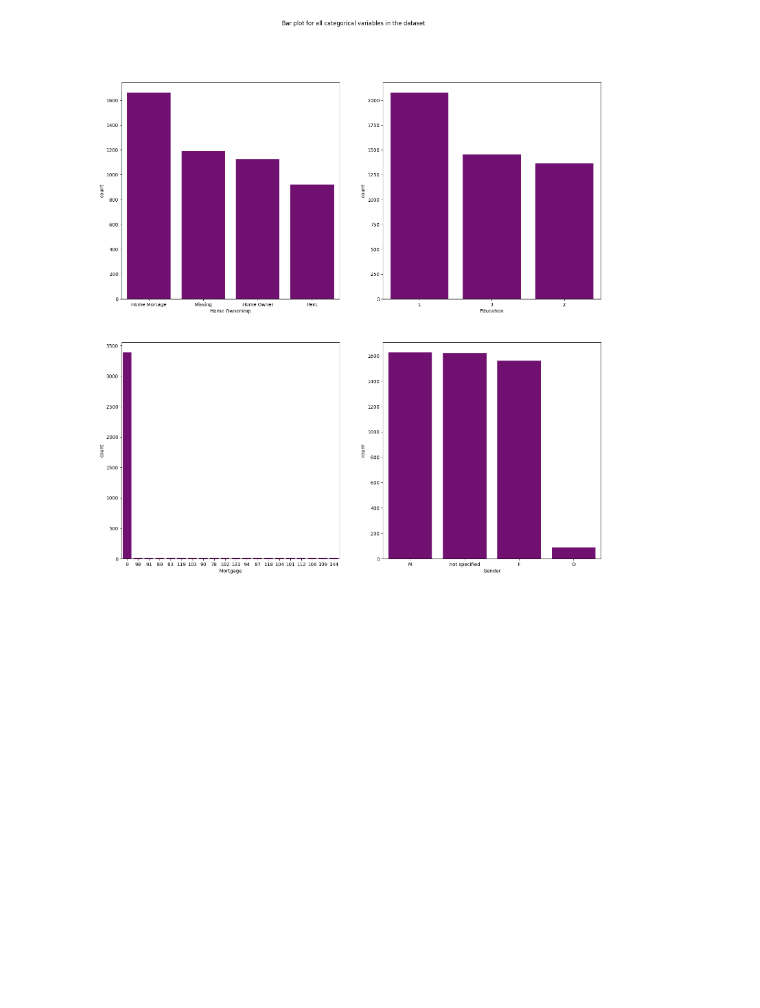
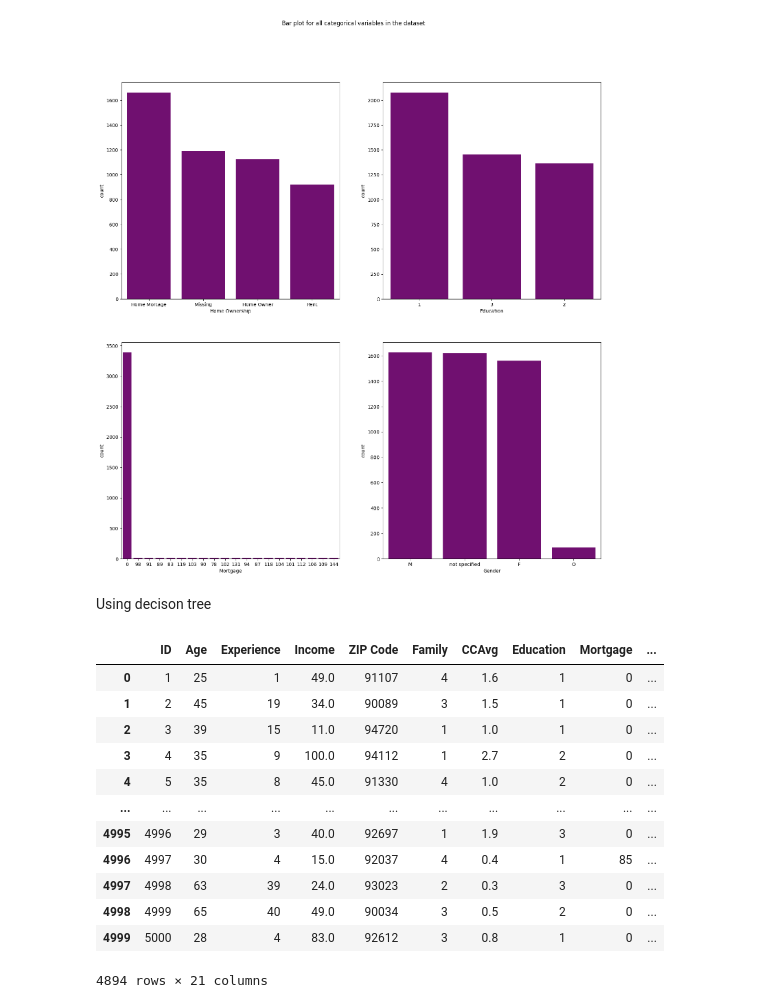
Before and after one commit to Angel-dash/Leaf, a Jupyter notebook: treeleaf.ipynb, the cells around one changed output. Saved outputs shown, nothing was run; the diff lists cells and outputs as text; code cells hidden in the pictures; blank space fills up the shorter version.

Commit message:
Using DTC

```diff
--- a/treeleaf.ipynb
+++ b/treeleaf.ipynb
@@ -310,3 +312,5 @@ sns.countplot(ax = axes[1, 1], x = 'Gender', data = df, color = 'purple',
 plt.show()
 # %% [output]
 [figure]
+# %% [markdown]
+Using decison tree
@@ -312,0 +322,17 @@ plt.show()
+# %%
+X = df_encoded.drop('Personal Loan', axis=1)
+X
+# %% [output]
+|  | ID | Age | Experience | Income | ZIP Code | Family | CCAvg | Education | Mortgage | ... |
+| 0 | 1 | 25 | 1 | 49.0 | 91107 | 4 | 1.6 | 1 | 0 | ... |
+| 1 | 2 | 45 | 19 | 34.0 | 90089 | 3 | 1.5 | 1 | 0 | ... |
+| 2 | 3 | 39 | 15 | 11.0 | 94720 | 1 | 1.0 | 1 | 0 | ... |
+| 3 | 4 | 35 | 9 | 100.0 | 94112 | 1 | 2.7 | 2 | 0 | ... |
+| 4 | 5 | 35 | 8 | 45.0 | 91330 | 4 | 1.0 | 2 | 0 | ... |
+| ... | ... | ... | ... | ... | ... | ... | ... | ... | ... | ... |
+| 4995 | 4996 | 29 | 3 | 40.0 | 92697 | 1 | 1.9 | 3 | 0 | ... |
+| 4996 | 4997 | 30 | 4 | 15.0 | 92037 | 4 | 0.4 | 1 | 85 | ... |
+| 4997 | 4998 | 63 | 39 | 24.0 | 93023 | 2 | 0.3 | 3 | 0 | ... |
+| 4998 | 4999 | 65 | 40 | 49.0 | 90034 | 3 | 0.5 | 2 | 0 | ... |
+| 4999 | 5000 | 28 | 4 | 83.0 | 92612 | 3 | 0.8 | 1 | 0 | ... |
+4894 rows × 21 columns
```
Also changed, not shown: parts of 10 cells of this notebook.
